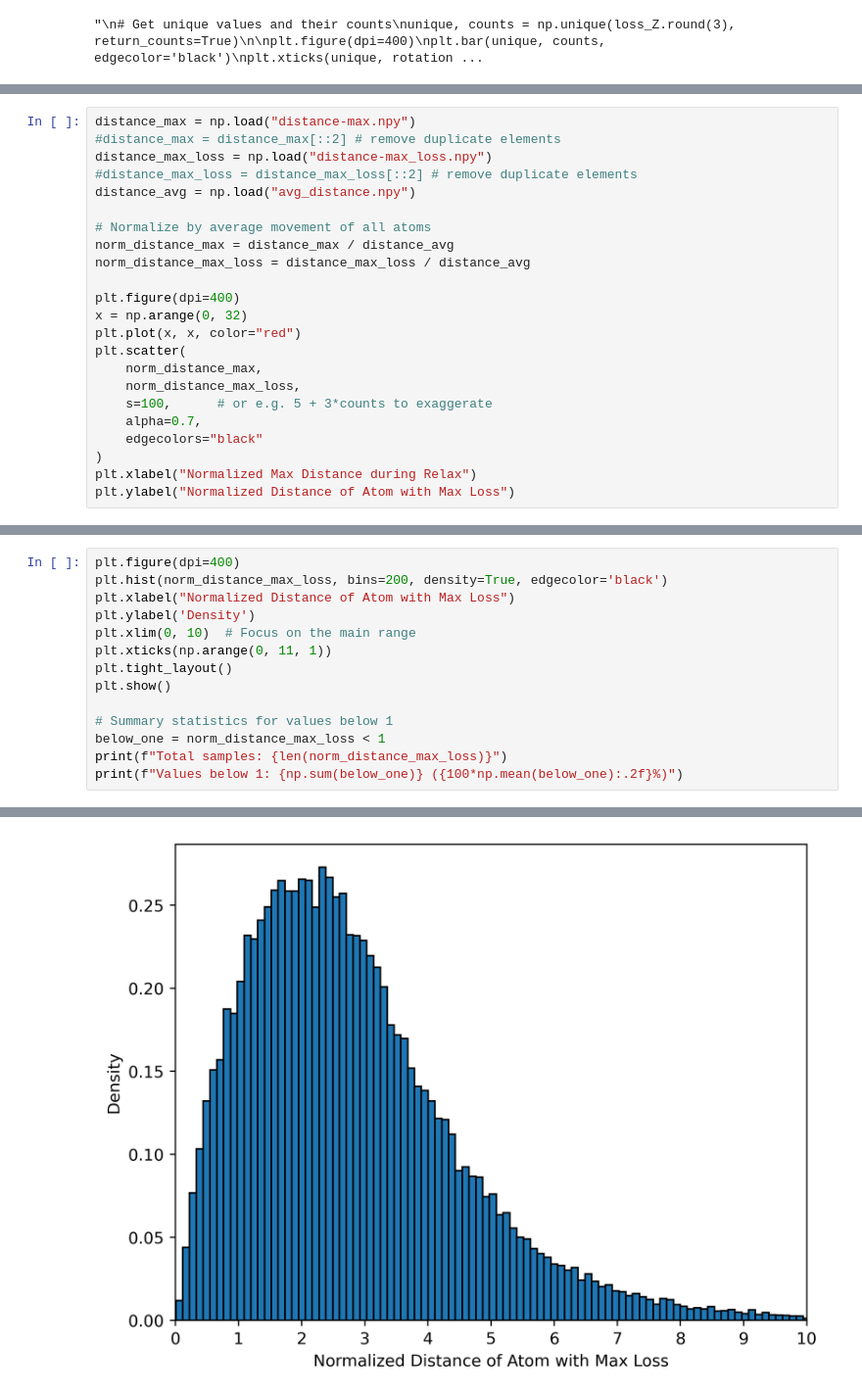
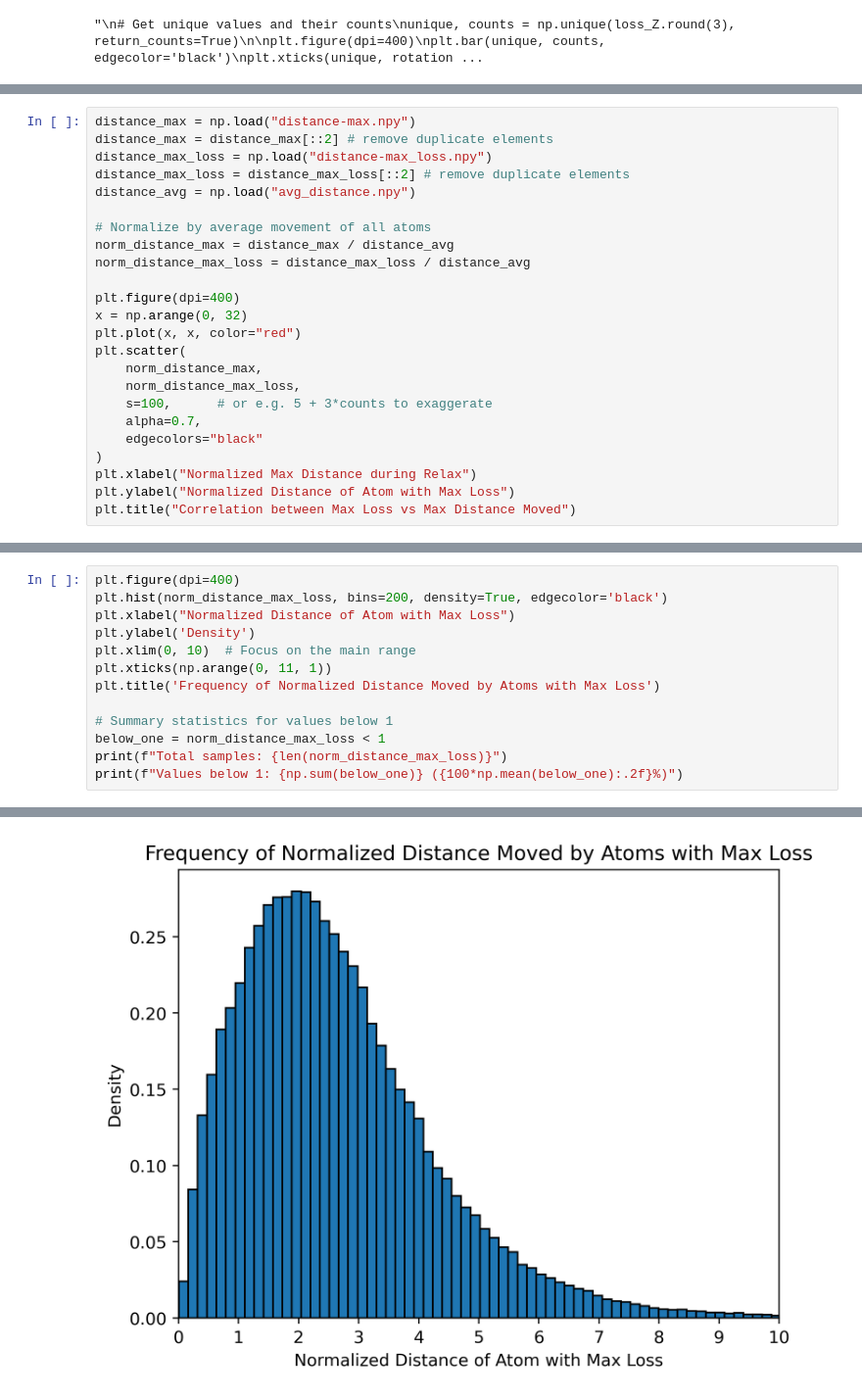
Before and after one commit to DeanMSweeney/gace, a Jupyter notebook: analysis/gemnet/loss_v_atom.ipynb, the cells around one changed output, grey strips where cells are left out. Shown at 98% size. Saved outputs shown, nothing was run; the diff lists cells and outputs as text.

```diff
--- a/analysis/gemnet/loss_v_atom.ipynb
+++ b/analysis/gemnet/loss_v_atom.ipynb
@@ -51,8 +68,8 @@ plt.show()
 # %%
 distance_max = np.load("distance-max.npy")
-#distance_max = distance_max[::2] # remove duplicate elements
+distance_max = distance_max[::2] # remove duplicate elements
 distance_max_loss = np.load("distance-max_loss.npy")
-#distance_max_loss = distance_max_loss[::2] # remove duplicate elements
+distance_max_loss = distance_max_loss[::2] # remove duplicate elements
 distance_avg = np.load("avg_distance.npy")
 
 # Normalize by average movement of all atoms
@@ -71,4 +88,5 @@ plt.scatter(
 )
 plt.xlabel("Normalized Max Distance during Relax")
 plt.ylabel("Normalized Distance of Atom with Max Loss")
+plt.title("Correlation between Max Loss vs Max Distance Moved")
 # %% [output]
@@ -81,8 +106,7 @@ plt.xlabel("Normalized Distance of Atom with Max Loss")
 plt.ylabel('Density')
 plt.xlim(0, 10)  # Focus on the main range
 plt.xticks(np.arange(0, 11, 1))
-plt.tight_layout()
-plt.show()
+plt.title('Frequency of Normalized Distance Moved by Atoms with Max Loss')
 
 # Summary statistics for values below 1
 below_one = norm_distance_max_loss < 1
@@ -92 +118 @@ print(f"Values below 1: {np.sum(below_one)} ({100*np.mean(below_one):.2f}%)")
-[figure, old version]
+[figure, new version]
```
Also changed, not shown: parts of 11 cells of this notebook, 3 other files.
